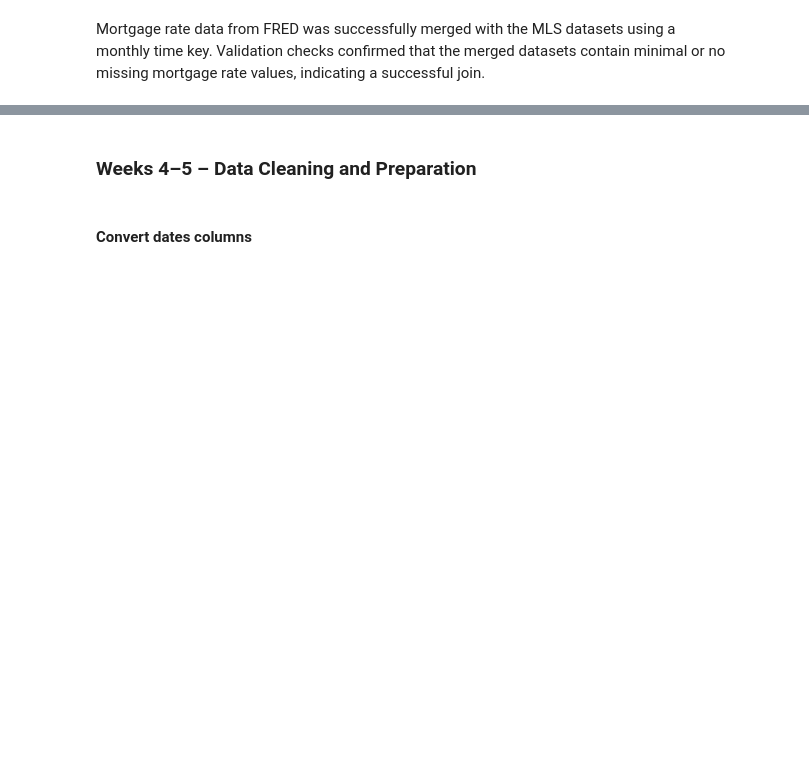
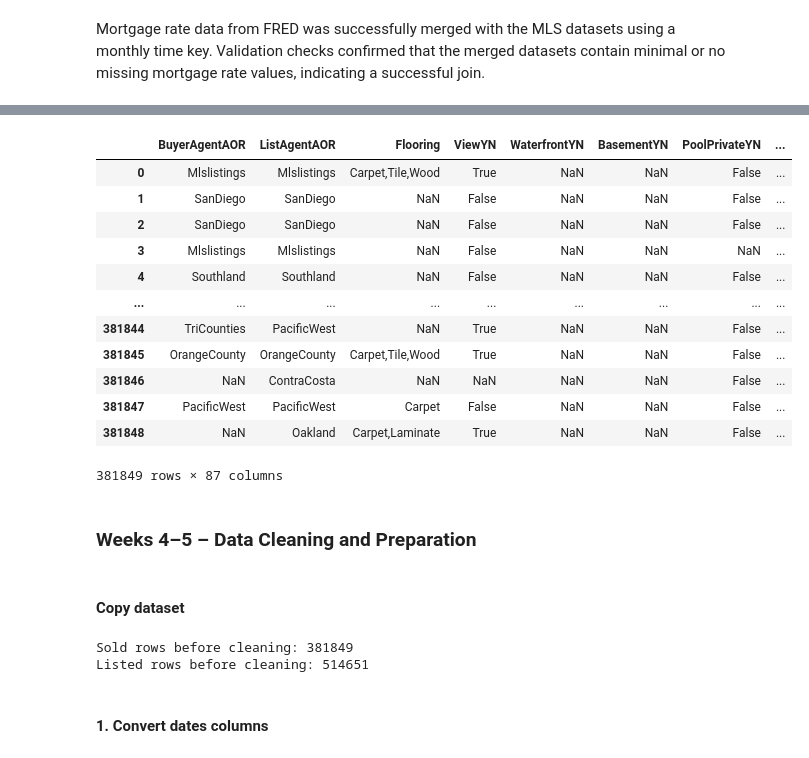
Before and after one commit to miatrn20/IDX-Exchange-spring2026, a Jupyter notebook: eda.ipynb, the cells around one changed output, grey strips where cells are left out. Saved outputs shown, nothing was run; the diff lists cells and outputs as text; code cells hidden in the pictures; blank space fills up the shorter version.

```diff
--- a/eda.ipynb
+++ b/eda.ipynb
@@ -682,2 +698,20 @@ listed_with_rates.to_csv("listed_with_mortgage_rates.csv", index=False)
+# %%
+sold_with_rates
+# %% [output]
+|  | BuyerAgentAOR | ListAgentAOR | Flooring | ViewYN | WaterfrontYN | BasementYN | PoolPrivateYN | ... |
+| 0 | Mlslistings | Mlslistings | Carpet,Tile,Wood | True | NaN | NaN | False | ... |
+| 1 | SanDiego | SanDiego | NaN | False | NaN | NaN | False | ... |
+| 2 | SanDiego | SanDiego | NaN | False | NaN | NaN | False | ... |
+| 3 | Mlslistings | Mlslistings | NaN | False | NaN | NaN | NaN | ... |
+| 4 | Southland | Southland | NaN | False | NaN | NaN | False | ... |
+| ... | ... | ... | ... | ... | ... | ... | ... | ... |
+| 381844 | TriCounties | PacificWest | NaN | True | NaN | NaN | False | ... |
+| 381845 | OrangeCounty | OrangeCounty | Carpet,Tile,Wood | True | NaN | NaN | False | ... |
+| 381846 | NaN | ContraCosta | NaN | NaN | NaN | NaN | False | ... |
+| 381847 | PacificWest | PacificWest | Carpet | False | NaN | NaN | False | ... |
+| 381848 | NaN | Oakland | Carpet,Laminate | True | NaN | NaN | False | ... |
+381849 rows × 87 columns
 # %% [markdown]
 ### **Weeks 4–5 – Data Cleaning and Preparation**
+# %% [markdown]
+#### **Copy dataset**
@@ -684,3 +721,9 @@ listed_with_rates.to_csv("listed_with_mortgage_rates.csv", index=False)
+# %%
+print("Sold rows before cleaning:", len(sold_clean))
+print("Listed rows before cleaning:", len(listed_clean))
+# %% [output]
+Sold rows before cleaning: 381849
+Listed rows before cleaning: 514651
 # %% [markdown]
-#### **Convert dates columns**
+#### **1. Convert dates columns**
 # %%
```
Also changed, not shown: parts of 41 cells of this notebook.
